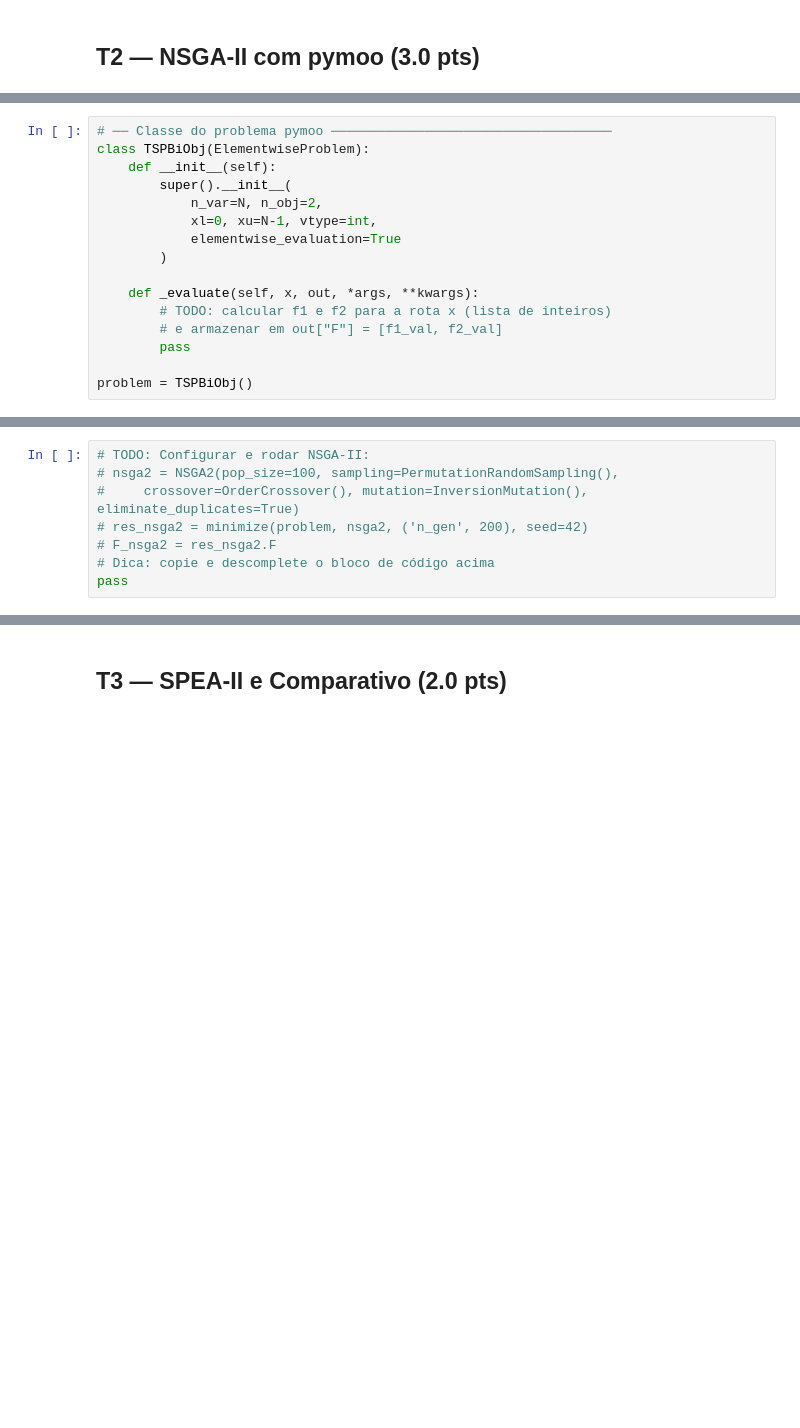
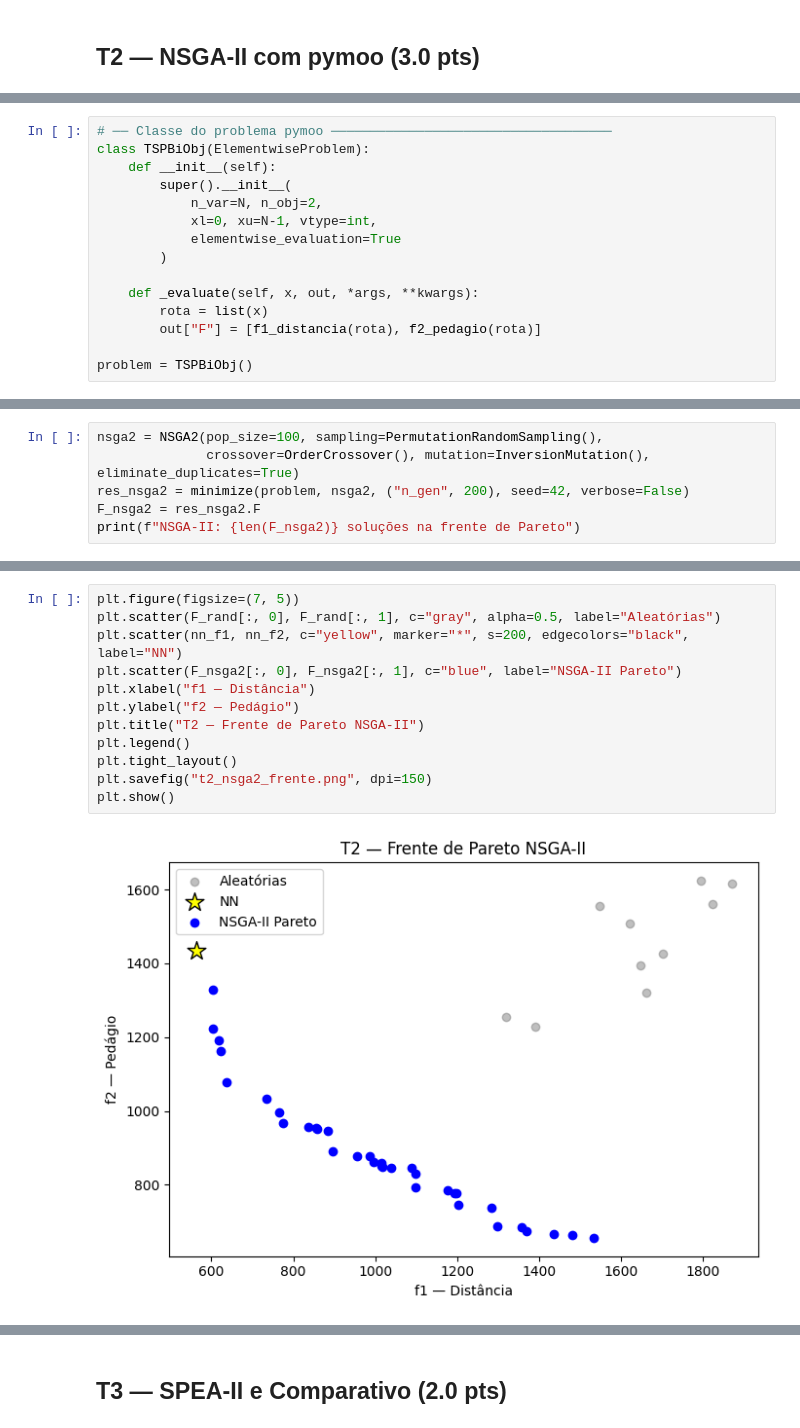
Before and after one commit to phael-exe/heuristicas, a Jupyter notebook: metaheurísticas-populacionais/Sem10_MOO.ipynb, the cells around one changed output, grey strips where cells are left out. Cells and saved outputs as stored; diff of their text form; blank space fills up the shorter version.

```diff
--- a/metaheurísticas-populacionais/Sem10_MOO.ipynb
+++ b/metaheurísticas-populacionais/Sem10_MOO.ipynb
@@ -85,8 +137,7 @@ class TSPBiObj(ElementwiseProblem):
         )
 
     def _evaluate(self, x, out, *args, **kwargs):
-        # TODO: calcular f1 e f2 para a rota x (lista de inteiros)
-        # e armazenar em out["F"] = [f1_val, f2_val]
-        pass
+        rota = list(x)
+        out["F"] = [f1_distancia(rota), f2_pedagio(rota)]
 
 problem = TSPBiObj()
@@ -93,8 +147,6 @@ problem = TSPBiObj()
 # %%
-# TODO: Configurar e rodar NSGA-II:
-# nsga2 = NSGA2(pop_size=100, sampling=PermutationRandomSampling(),
-#     crossover=OrderCrossover(), mutation=InversionMutation(), eliminate_duplicates=True)
-# res_nsga2 = minimize(problem, nsga2, ('n_gen', 200), seed=42)
-# F_nsga2 = res_nsga2.F
-# Dica: copie e descomplete o bloco de código acima
-pass
+nsga2 = NSGA2(pop_size=100, sampling=PermutationRandomSampling(),
+              crossover=OrderCrossover(), mutation=InversionMutation(), eliminate_duplicates=True)
+res_nsga2 = minimize(problem, nsga2, ("n_gen", 200), seed=42, verbose=False)
+F_nsga2 = res_nsga2.F
+print(f"NSGA-II: {len(F_nsga2)} soluções na frente de Pareto")
@@ -112,0 +168,14 @@ pass
+# %%
+plt.figure(figsize=(7, 5))
+plt.scatter(F_rand[:, 0], F_rand[:, 1], c="gray", alpha=0.5, label="Aleatórias")
+plt.scatter(nn_f1, nn_f2, c="yellow", marker="*", s=200, edgecolors="black", label="NN")
+plt.scatter(F_nsga2[:, 0], F_nsga2[:, 1], c="blue", label="NSGA-II Pareto")
+plt.xlabel("f1 — Distância")
+plt.ylabel("f2 — Pedágio")
+plt.title("T2 — Frente de Pareto NSGA-II")
+plt.legend()
+plt.tight_layout()
+plt.savefig("t2_nsga2_frente.png", dpi=150)
+plt.show()
+# %% [output]
+[figure, added]
```
Also changed, not shown: parts of 53 cells of this notebook, 1 other file.
